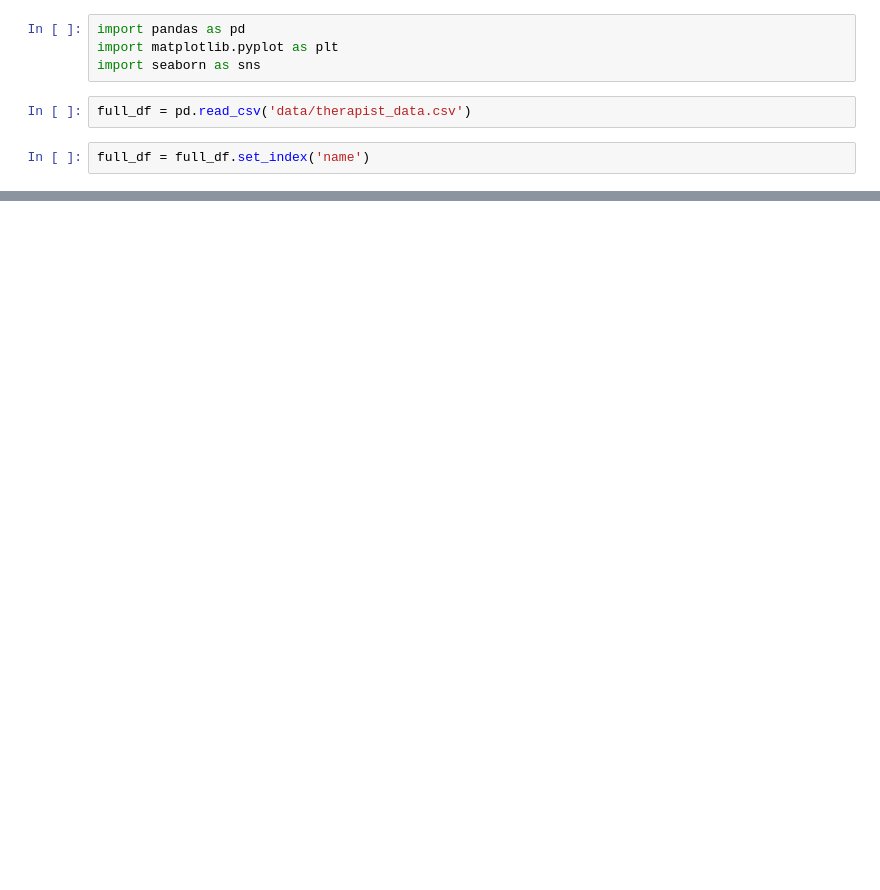
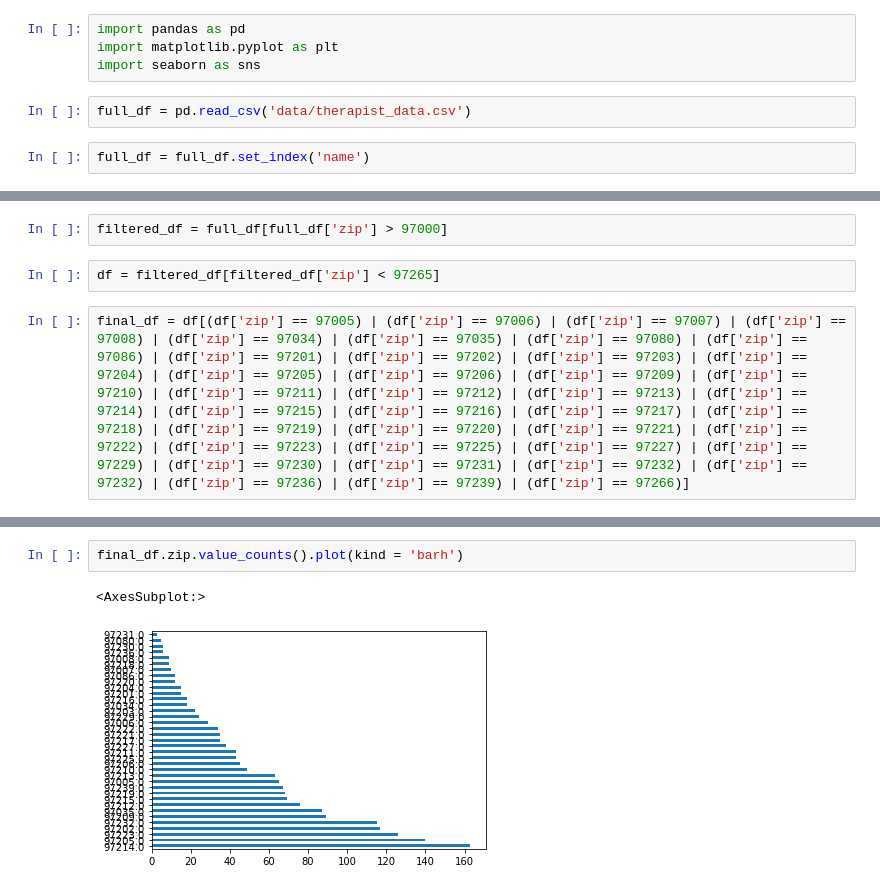
Before and after one commit to mhendricks96/therapist-scraper, a Jupyter notebook: therapist_scraper/read_therapist_data.ipynb, the cells around one changed output, grey strips where cells are left out. Saved outputs shown, nothing was run; the diff lists cells and outputs as text; blank space fills up the shorter version.

Commit message:
added graph for zip codes

```diff
--- a/therapist_scraper/read_therapist_data.ipynb
+++ b/therapist_scraper/read_therapist_data.ipynb
@@ -45,0 +29,6 @@ full_df.describe()
+# %%
+filtered_df = full_df[full_df['zip'] > 97000]
+# %%
+df = filtered_df[filtered_df['zip'] < 97265]
+# %%
+final_df = df[(df['zip'] == 97005) | (df['zip'] == 97006) | (df['zip'] == 97007) | (df['zip'] == 97008) | (df['zip'] == 97034) | (df['zip'] == 97035) | (df['zip'] == 97080) | (df['zip'] == 97086) | (df['zip'] == 97201) | (df['zip'] == 97202) | (df['zip'] == 97203) | (df['zip'] == 97204) | (df['zip'] == 97205) | (df['zip'] == 97206) | (df['zip'] == 97209) | (df['zip'] == 97210) | (df['zip'] == 97211) | (df['zip'] == 97212) | (df['zip'] == 97213) | (df['zip'] == 97214) | (df['zip'] == 97215) | (df['zip'] == 97216) | (df['zip'] == 97217) | (df['zip'] == 97218) | (df['zip'] == 97219) | (df['zip'] == 97220) | (df['zip'] == 97221) | (df['zip'] == 97222) | (df['zip'] == 97223) | (df['zip'] == 97225) | (df['zip'] == 97227) | (df['zip'] == 97229) | (df['zip'] == 97230) | (df['zip'] == 97231) | (df['zip'] == 97232) | (df['zip'] == 97232) | (df['zip'] == 97236) | (df['zip'] == 97239) | (df['zip'] == 97266)]
@@ -45,0 +74,5 @@ full_df.describe()
+# %%
+final_df.zip.value_counts().plot(kind = 'barh')
+# %% [output]
+<AxesSubplot:>
+[figure, added]
```
Also changed, not shown: parts of 7 cells of this notebook.
